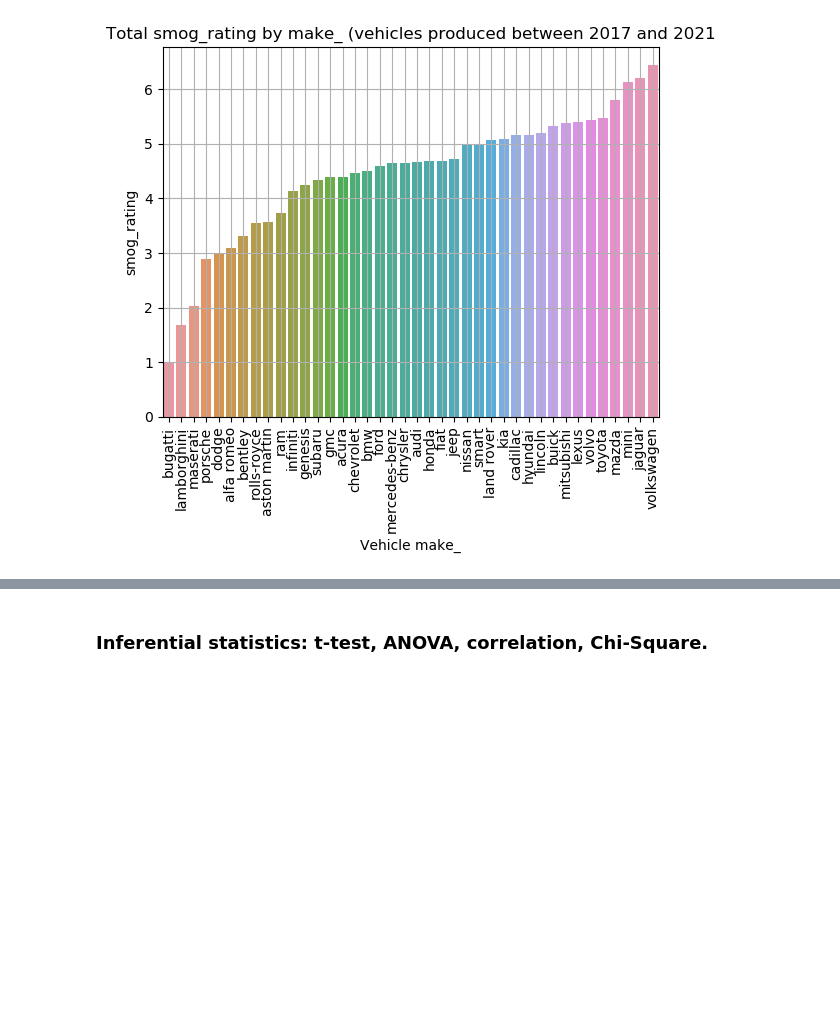
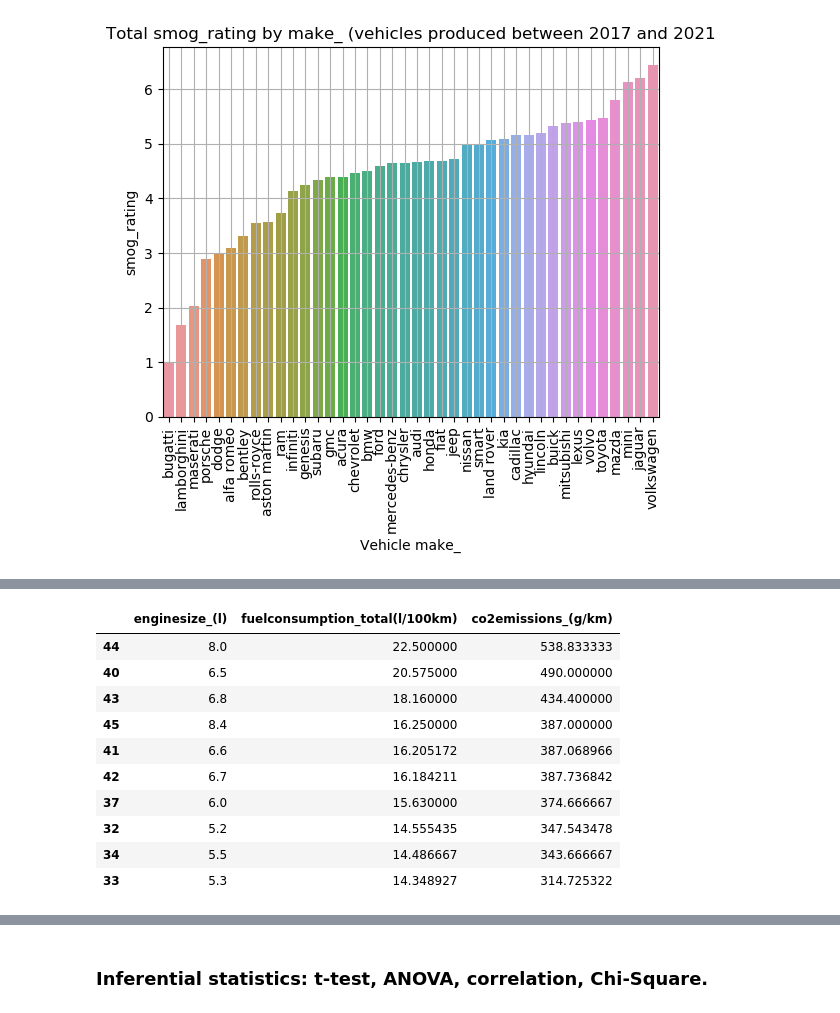
Before and after one commit to lfunderburk/machine-learning-capstone, a Jupyter notebook: notebooks/Research-paper-study.ipynb, the cells around one changed output, grey strips where cells are left out. Saved outputs shown, nothing was run; the diff lists cells and outputs as text; code cells hidden in the pictures; blank space fills up the shorter version.

```diff
--- a/notebooks/Research-paper-study.ipynb
+++ b/notebooks/Research-paper-study.ipynb
@@ -157,0 +192,17 @@ generate_total_bar_chart_by_trait(subset_copy, "make_", 'smog_rating')
+# %%
+feature = ['fuelconsumption_total(l/100km)','co2emissions_(g/km)']
+trait = 'enginesize_(l)'
+sorted_fuel_engs = subset_copy.groupby(trait).mean()[feature].reset_index().sort_values(by=feature, ascending=False)
+sorted_fuel_engs.head(10)
+# %% [output]
+|  | enginesize_(l) | fuelconsumption_total(l/100km) | co2emissions_(g/km) |
+| 44 | 8.0 | 22.500000 | 538.833333 |
+| 40 | 6.5 | 20.575000 | 490.000000 |
+| 43 | 6.8 | 18.160000 | 434.400000 |
+| 45 | 8.4 | 16.250000 | 387.000000 |
+| 41 | 6.6 | 16.205172 | 387.068966 |
+| 42 | 6.7 | 16.184211 | 387.736842 |
+| 37 | 6.0 | 15.630000 | 374.666667 |
+| 32 | 5.2 | 14.555435 | 347.543478 |
+| 34 | 5.5 | 14.486667 | 343.666667 |
+| 33 | 5.3 | 14.348927 | 314.725322 |
```
Also changed, not shown: parts of 6 cells of this notebook.
